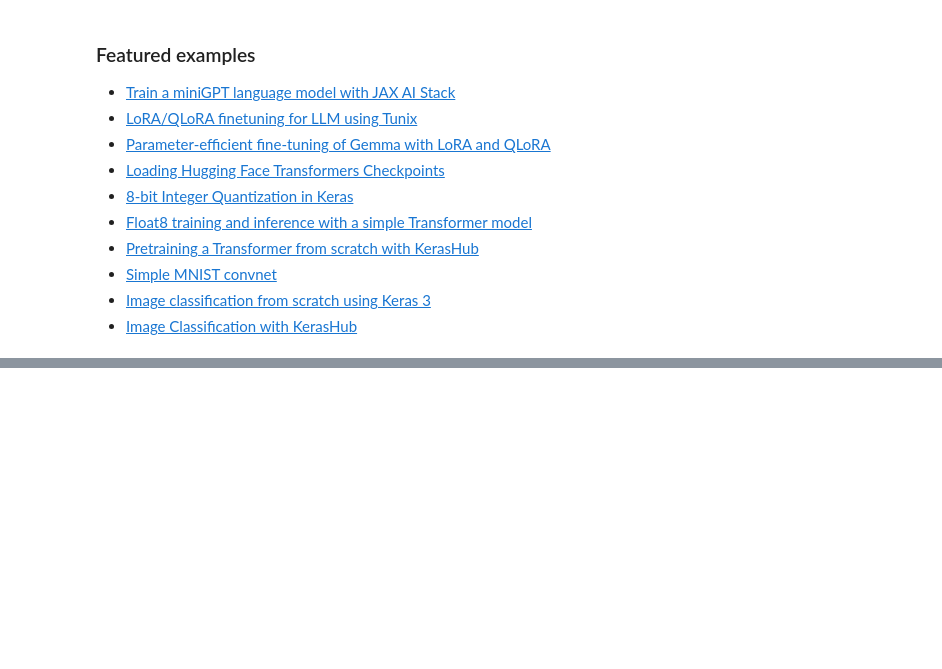
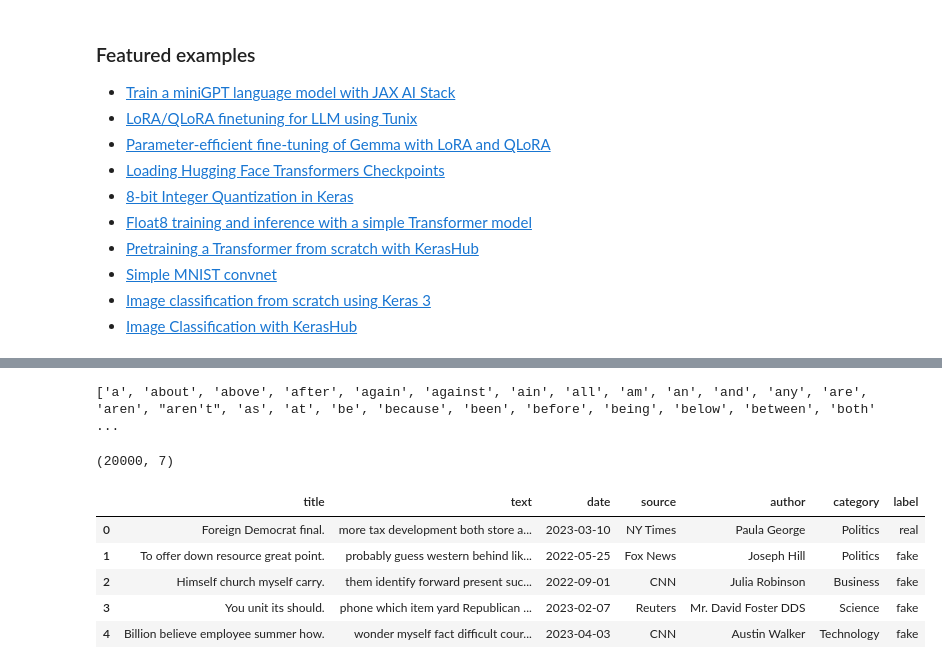
Before and after one commit to mehulmishra3404-source/Sonar_Logistic_Regression, a Jupyter notebook: Welcome_To_Colab.ipynb, the cells around one changed output, grey strips where cells are left out. Cells and saved outputs as stored; diff of their text form; code cells hidden in the pictures; blank space fills up the shorter version.

```diff
--- a/Welcome_To_Colab.ipynb
+++ b/Welcome_To_Colab.ipynb
@@ -321,0 +228,22 @@ model training --> logistic regression
+# %%
+#printing the stopwords in english
+print(stopwords.words('english'))
+# %% [output]
+['a', 'about', 'above', 'after', 'again', 'against', 'ain', 'all', 'am', 'an', 'and', 'any', 'are', 'aren', "aren't", 'as', 'at', 'be', 'because', 'been', 'before', 'being', 'below', 'between', 'both' ...
+# %%
+# loading the dataset to a pandas DataFrame
+news_dataset = pd.read_csv('/content/fake_news_dataset.csv')
+# %%
+news_dataset.shape
+# %% [output]
+(20000, 7)
+# %%
+# print the first 5 rows of the dataframe
+news_dataset.head()
+# %% [output]
+|  | title | text | date | source | author | category | label |
+| 0 | Foreign Democrat final. | more tax development both store a... | 2023-03-10 | NY Times | Paula George | Politics | real |
+| 1 | To offer down resource great point. | probably guess western behind lik... | 2022-05-25 | Fox News | Joseph Hill | Politics | fake |
+| 2 | Himself church myself carry. | them identify forward present suc... | 2022-09-01 | CNN | Julia Robinson | Business | fake |
+| 3 | You unit its should. | phone which item yard Republican ... | 2023-02-07 | Reuters | Mr. David Foster DDS | Science | fake |
+| 4 | Billion believe employee summer how. | wonder myself fact difficult cour... | 2023-04-03 | CNN | Austin Walker | Technology | fake |
```
Also changed, not shown: parts of 54 cells of this notebook.
